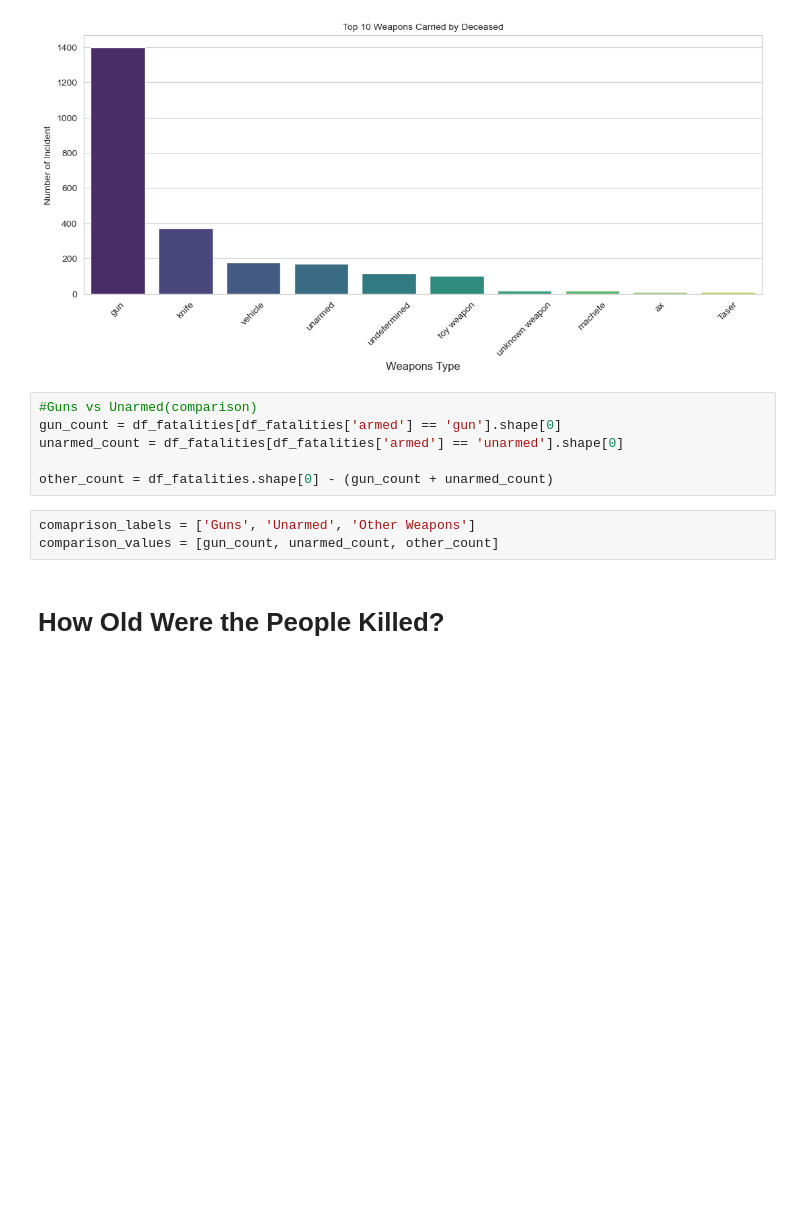
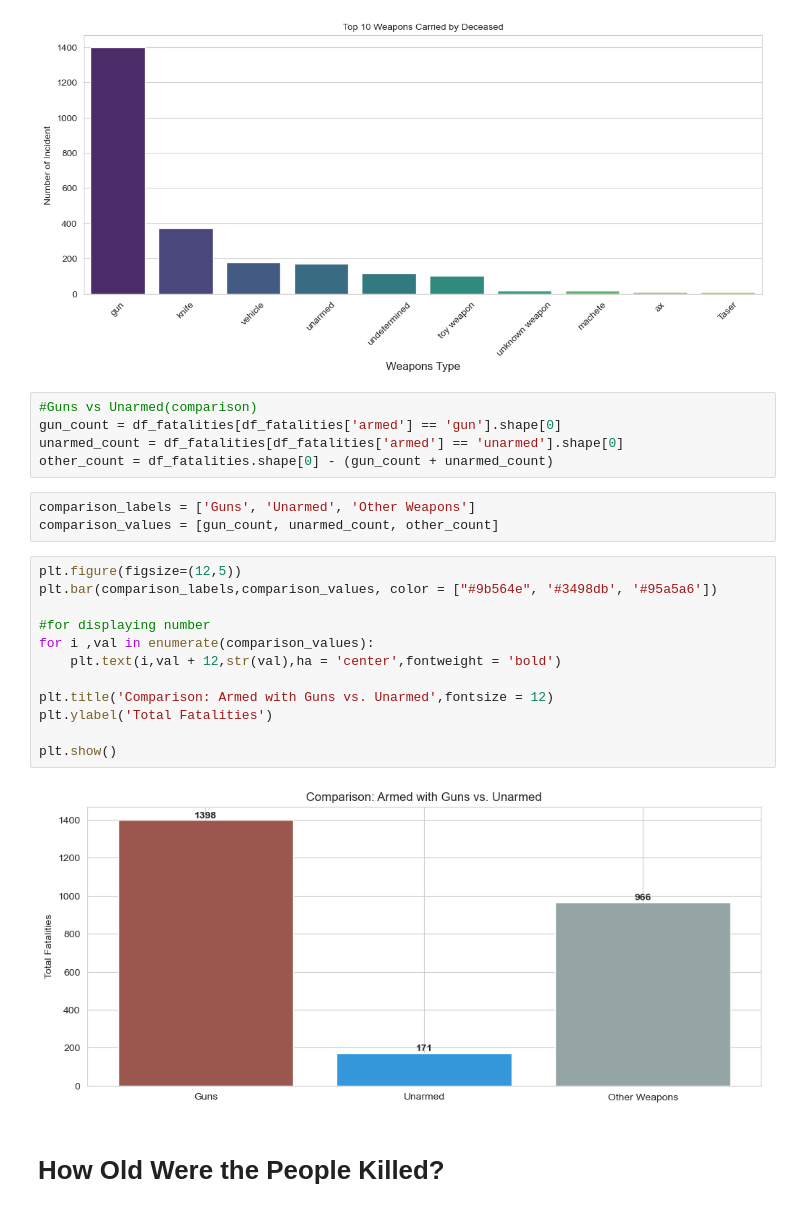
Before and after one commit to CyberWol-12/Fatal_Force, a Jupyter notebook: Fatal_Force_(start).ipynb, the cells around one changed output. Cells and saved outputs as stored; diff of their text form; blank space fills up the shorter version.

```diff
--- a/Fatal_Force_(start).ipynb
+++ b/Fatal_Force_(start).ipynb
@@ -472,11 +472,24 @@ Passing `palette` without assigning `hue` is deprecated and will be removed in v
 #Guns vs Unarmed(comparison)
 gun_count = df_fatalities[df_fatalities['armed'] == 'gun'].shape[0]
 unarmed_count = df_fatalities[df_fatalities['armed'] == 'unarmed'].shape[0]
-
 other_count = df_fatalities.shape[0] - (gun_count + unarmed_count)
 # %%
-comaprison_labels = ['Guns', 'Unarmed', 'Other Weapons']
+comparison_labels = ['Guns', 'Unarmed', 'Other Weapons']
 comparison_values = [gun_count, unarmed_count, other_count]
+# %%
+plt.figure(figsize=(12,5))
+plt.bar(comparison_labels,comparison_values, color = ["#9b564e", '#3498db', '#95a5a6'])
+
+#for displaying number
+for i ,val in enumerate(comparison_values):
+    plt.text(i,val + 12,str(val),ha = 'center',fontweight = 'bold')
+
+plt.title('Comparison: Armed with Guns vs. Unarmed',fontsize = 12)
+plt.ylabel('Total Fatalities')
+
+plt.show()
+# %% [output]
+[figure, added]
 # %% [markdown]
 # How Old Were the People Killed?
 # %% [markdown]
```
